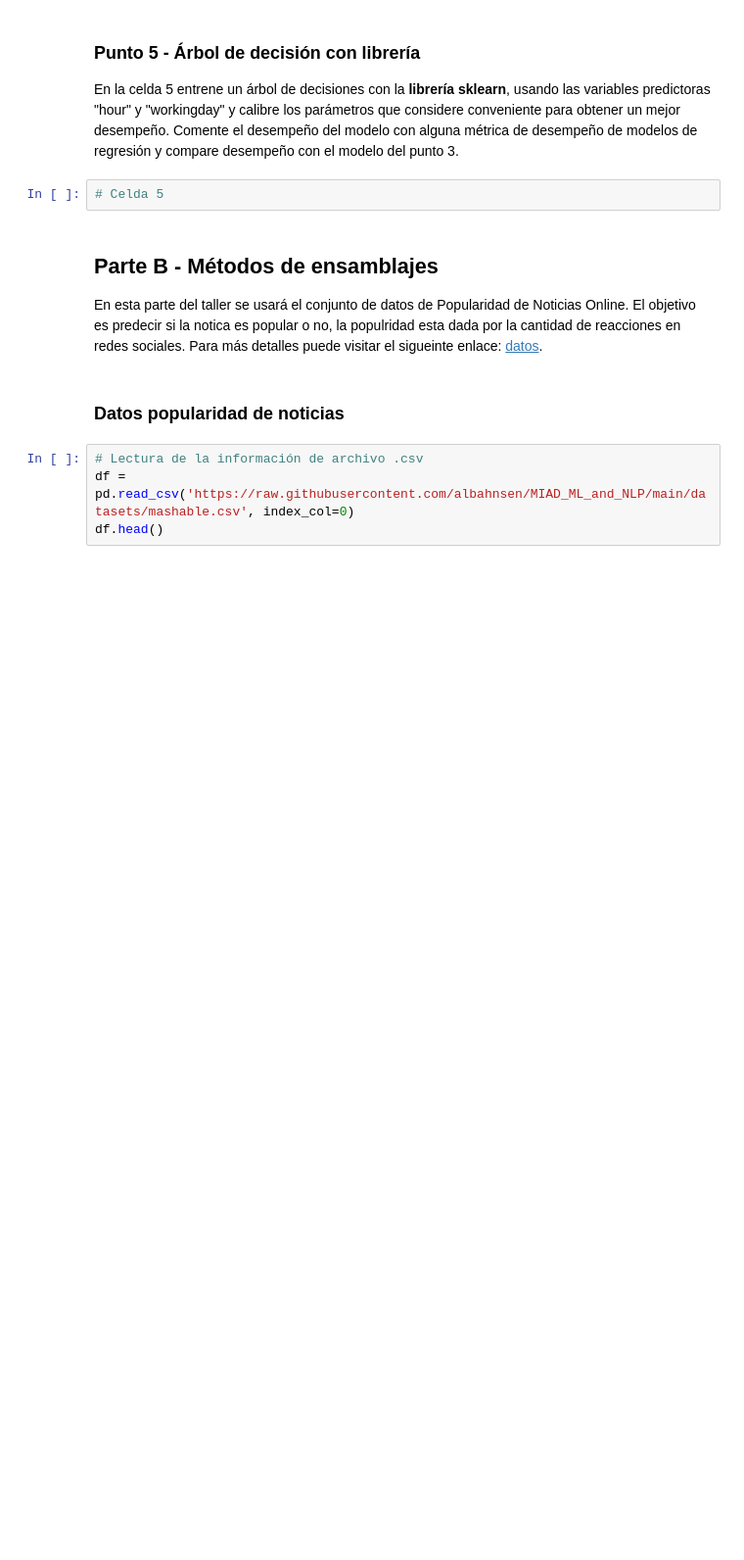
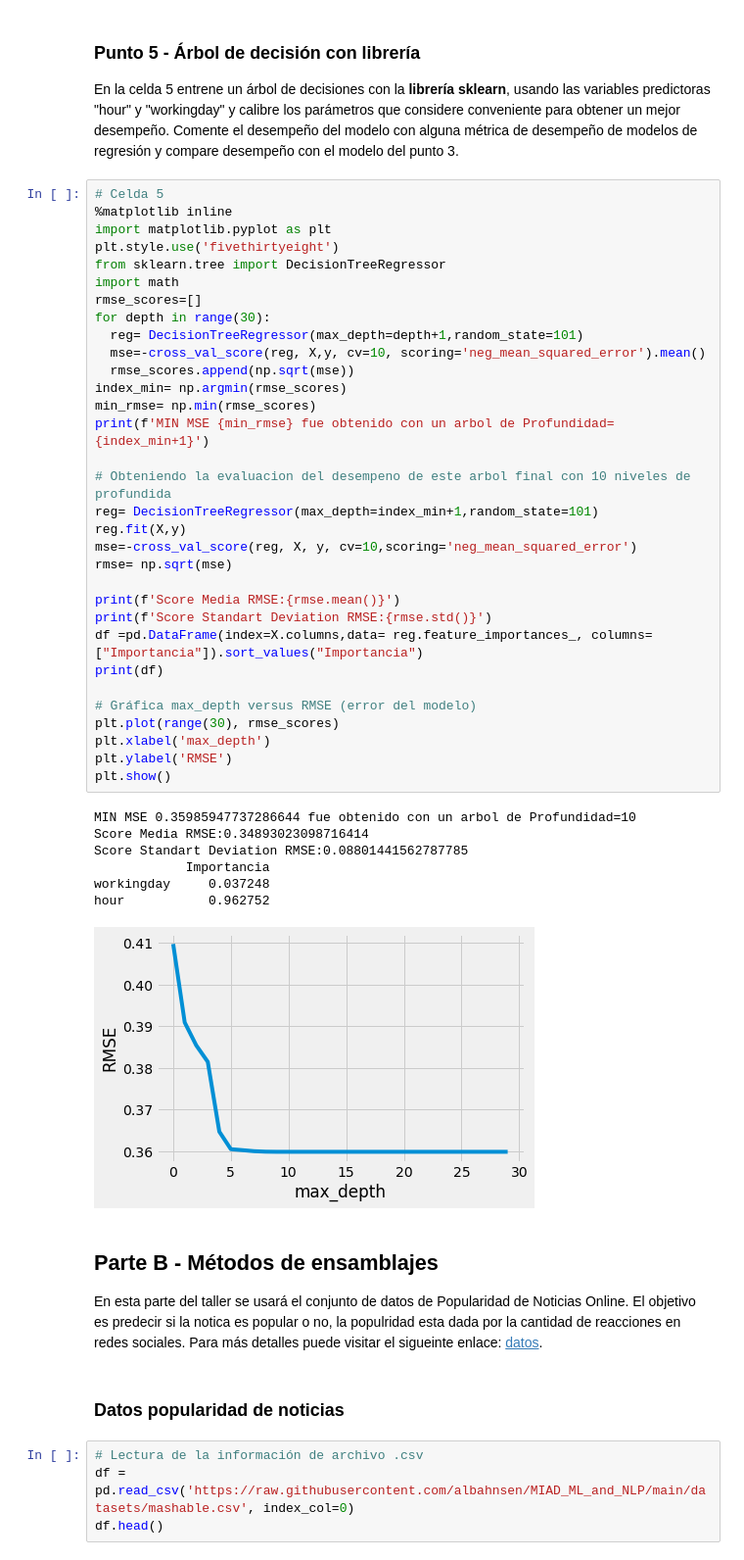
Before and after one commit to wdazad/MIAD_ML_and_NLP, a Jupyter notebook: Semana 1/S1TC1_arboles_ensamblajes.ipynb, the cells around one changed output. Shown at 98% size. Drawn from its saved outputs; the diff is of its cells as text; blank space fills up the shorter version.

```diff
--- a/Semana 1/S1TC1_arboles_ensamblajes.ipynb
+++ b/Semana 1/S1TC1_arboles_ensamblajes.ipynb
@@ -95,8 +453,46 @@ En la celda 4 cree un árbol de decisiones para pronosticar la variable "total"
 # %% [markdown]
 ### Punto 5 - Árbol de decisión con librería
 En la celda 5 entrene un árbol de decisiones con la **librería sklearn**, usando las variables predictoras "hour" y "workingday" y calibre los parámetros que considere conveniente para obtener un mejor desempeño. Comente el desempeño del modelo con alguna métrica de desempeño de modelos de regresión y compare desempeño con el modelo del punto 3.
-# %%
-# Celda 5
+# %%
+# Celda 5
+%matplotlib inline
+import matplotlib.pyplot as plt
+plt.style.use('fivethirtyeight')
+from sklearn.tree import DecisionTreeRegressor
+import math
+rmse_scores=[]
+for depth in range(30):
+  reg= DecisionTreeRegressor(max_depth=depth+1,random_state=101)
+  mse=-cross_val_score(reg, X,y, cv=10, scoring='neg_mean_squared_error').mean()
+  rmse_scores.append(np.sqrt(mse))
+index_min= np.argmin(rmse_scores)
+min_rmse= np.min(rmse_scores)
+print(f'MIN MSE {min_rmse} fue obtenido con un arbol de Profundidad={index_min+1}')
+
+# Obteniendo la evaluacion del desempeno de este arbol final con 10 niveles de profundida
+reg= DecisionTreeRegressor(max_depth=index_min+1,random_state=101)
+reg.fit(X,y)
+mse=-cross_val_score(reg, X, y, cv=10,scoring='neg_mean_squared_error')
+rmse= np.sqrt(mse)
+
+print(f'Score Media RMSE:{rmse.mean()}')
+print(f'Score Standart Deviation RMSE:{rmse.std()}')
+df =pd.DataFrame(index=X.columns,data= reg.feature_importances_, columns=["Importancia"]).sort_values("Importancia")
+print(df)
+
+# Gráfica max_depth versus RMSE (error del modelo)
+plt.plot(range(30), rmse_scores)
+plt.xlabel('max_depth')
+plt.ylabel('RMSE')
+plt.show()
+# %% [output]
+MIN MSE 0.35985947737286644 fue obtenido con un arbol de Profundidad=10
+Score Media RMSE:0.34893023098716414
+Score Standart Deviation RMSE:0.08801441562787785
+            Importancia
+workingday     0.037248
+hour           0.962752
+[figure, added]
 # %% [markdown]
 ## Parte B - Métodos de ensamblajes
 En esta parte del taller se usará el conjunto de datos de Popularidad de Noticias Online. El objetivo es predecir si la notica es popular o no, la populridad esta dada por la cantidad de reacciones en redes sociales. Para más detalles puede visitar el sigueinte enlace: [datos](https://archive.ics.uci.edu/ml/datasets/online+news+popularity).
```
Also changed, not shown: parts of 28 cells of this notebook.
